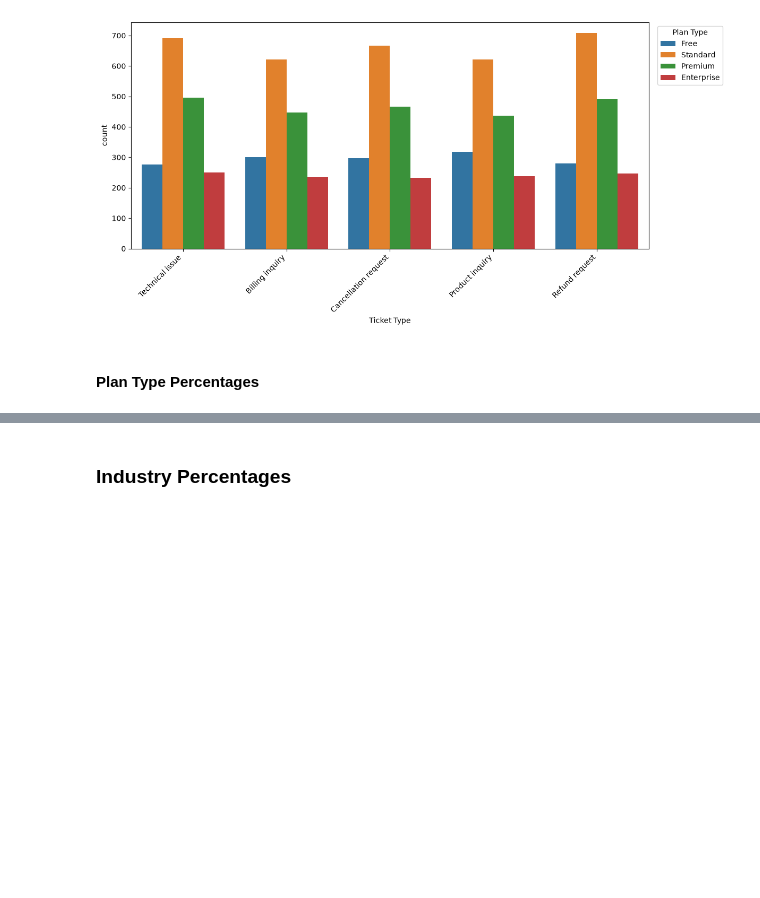
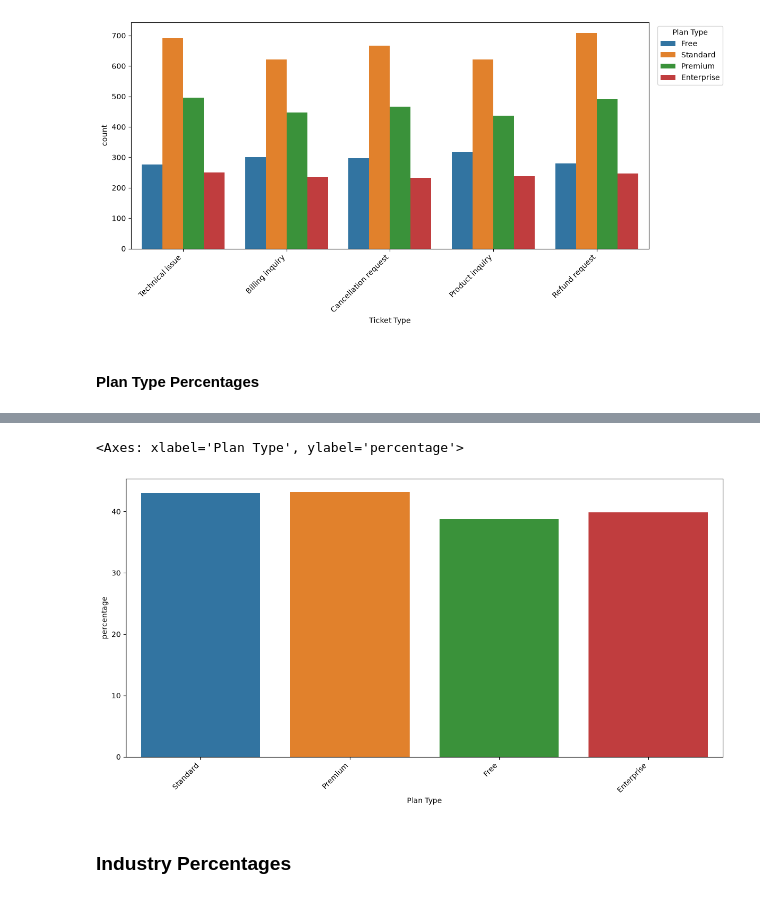
Before and after one commit to Rushik-Rsenal/AtlassianDatathon, a Jupyter notebook: eda.ipynb, the cells around one changed output, grey strips where cells are left out. Saved outputs shown, nothing was run; the diff lists cells and outputs as text; code cells hidden in the pictures; blank space fills up the shorter version.

```diff
--- a/eda.ipynb
+++ b/eda.ipynb
@@ -479,3 +478,16 @@ refund_cancel_df[refund_cancel_df["Churn"]].sort_values("percentage", ascending=
+# %%
+refund_cancel_df_plan_types = refund_cancel_df[refund_cancel_df["Churn"]]
+refund_cancel_df_plan_types = refund_cancel_df_plan_types[["Plan Type", "percentage"]]
+plt.figure(figsize=(12, 6))
+plt.xticks(rotation=45, ha='right')
+plt.tight_layout()
+sns.barplot(data=refund_cancel_df_plan_types,
+            x="Plan Type",
+            y="percentage",
+            hue="Plan Type")
+# %% [output]
+<Axes: xlabel='Plan Type', ylabel='percentage'>
+[figure, added]
 # %% [markdown]
 ### Industry Percentages
 # %%
```
Also changed, not shown: parts of 2 cells of this notebook, 1 other file.
